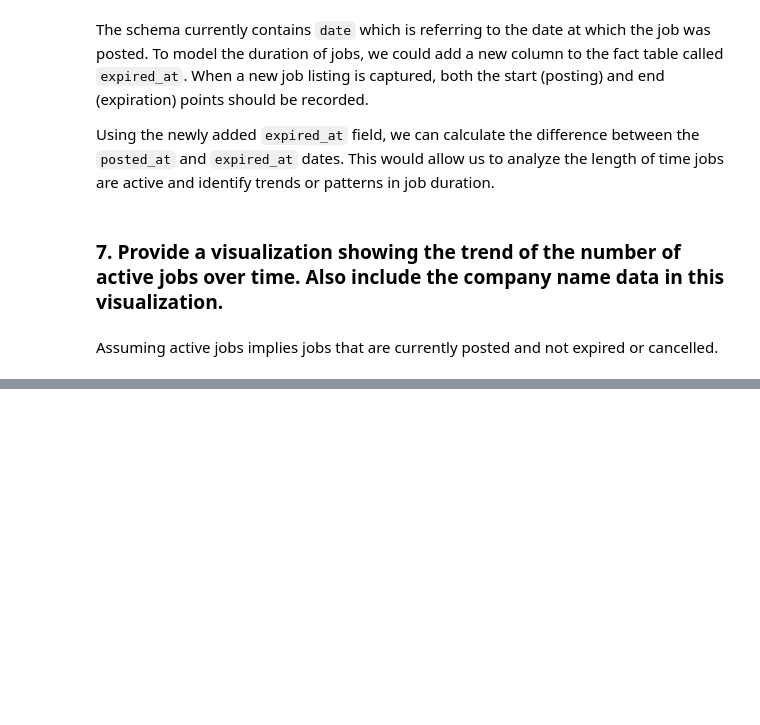
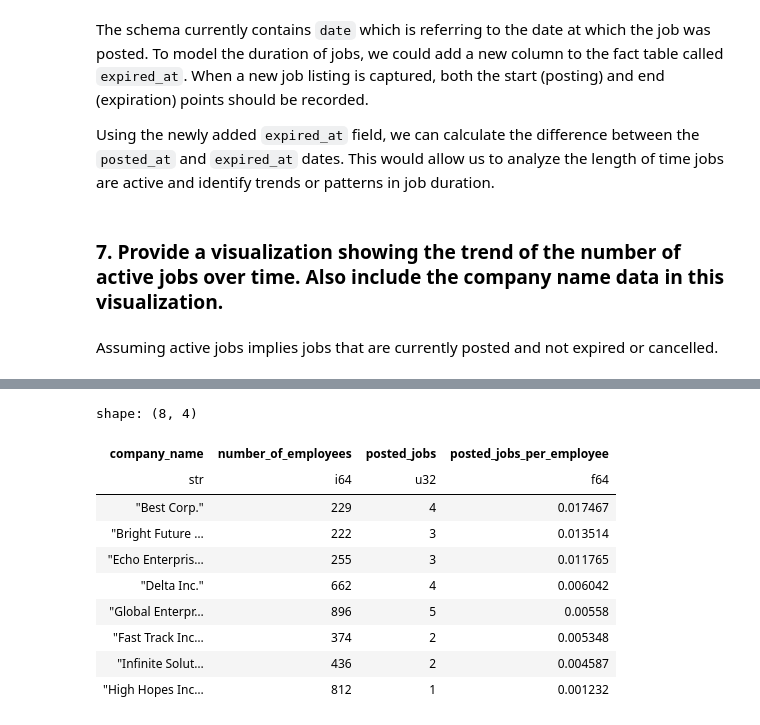
Before and after one commit to YusufTyer/ytyer-gohiring-solutions, a Jupyter notebook: main.ipynb, the cells around one changed output, grey strips where cells are left out. Saved outputs shown, nothing was run; the diff lists cells and outputs as text; code cells hidden in the pictures; blank space fills up the shorter version.

```diff
--- a/main.ipynb
+++ b/main.ipynb
@@ -189,0 +214,23 @@ fig.show()
+# %%
+(
+    companies
+    .join(jobs, on="company_id")
+    .filter(pl.col("state").eq("posted"))
+    .group_by("company_name", "number_of_employees")
+    .agg(posted_jobs=pl.count("id"))
+    .with_columns(posted_jobs_per_employee=pl.col("posted_jobs") / pl.col("number_of_employees"))
+    .sort("posted_jobs_per_employee", descending=True)
+    .collect()
+)
+# %% [output]
+shape: (8, 4)
+| company_name | number_of_employees | posted_jobs | posted_jobs_per_employee |
+| str | i64 | u32 | f64 |
+| "Best Corp." | 229 | 4 | 0.017467 |
+| "Bright Future … | 222 | 3 | 0.013514 |
+| "Echo Enterpris… | 255 | 3 | 0.011765 |
+| "Delta Inc." | 662 | 4 | 0.006042 |
+| "Global Enterpr… | 896 | 5 | 0.00558 |
+| "Fast Track Inc… | 374 | 2 | 0.005348 |
+| "Infinite Solut… | 436 | 2 | 0.004587 |
+| "High Hopes Inc… | 812 | 1 | 0.001232 |
```
Also changed, not shown: parts of 3 cells of this notebook, 2 other files.
